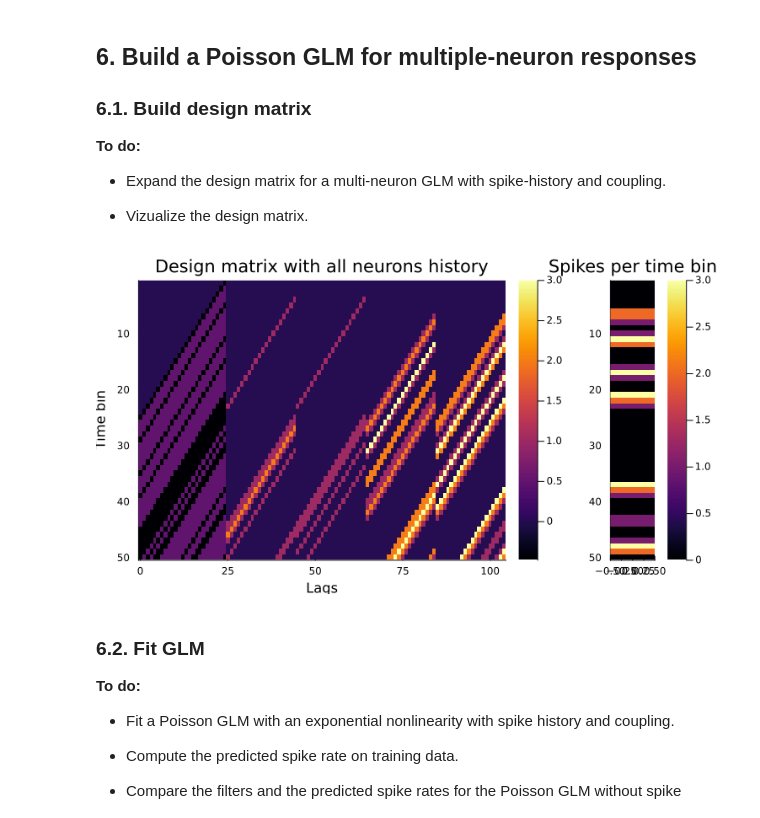
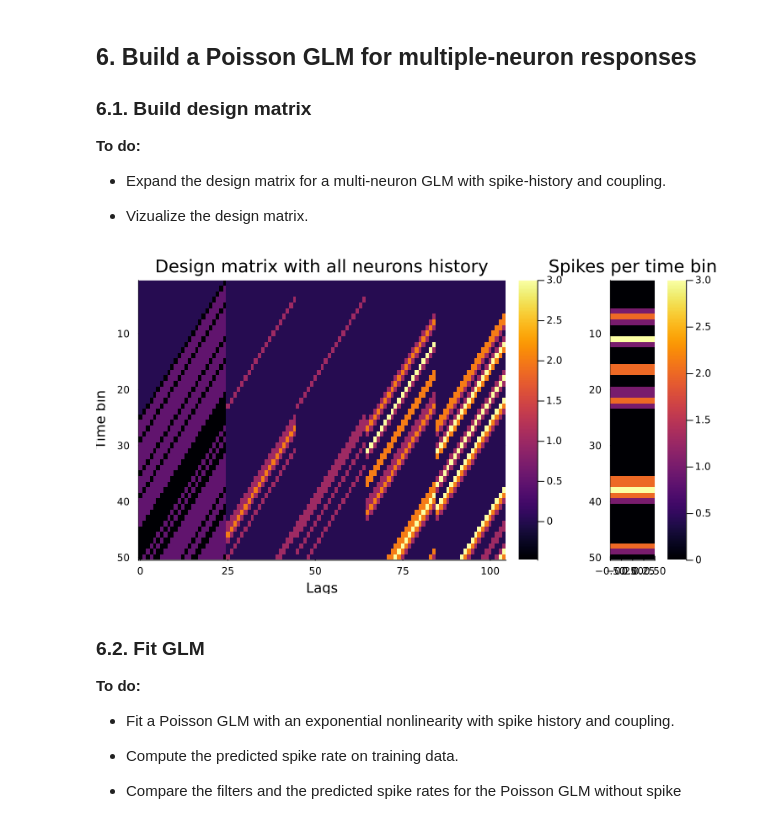
Before and after one commit to AurelienBernardP/Principles-of-neuroengineering, a Jupyter notebook: notebook2/Tutorial2-neural-encoding-modeling.ipynb, the cells around one changed output. Drawn from its saved outputs; the diff is of its cells as text; code cells hidden in the pictures.

```diff
--- a/notebook2/Tutorial2-neural-encoding-modeling.ipynb
+++ b/notebook2/Tutorial2-neural-encoding-modeling.ipynb
@@ -542,32 +524,32 @@ plot!(time_bins[1:121],predictions_glm_poisson_hist[1:121], label = "Poisson GLM
 # %%
 
 ntfilt = 25
 nthist = 20
 
 neuron1_hist = transpose(Hankel( zeros((nthist)) , vcat(0,Y1[1:size(Y1,1)-1])))
 #heat1 = heatmap(-ntfilt+1:0, 1:50, neuron1_hist[1:50,:], yflip = true, title = "design matrix" , xlabel = "n1 spike hist" , ylabel = "time bin")
 
 neuron2_hist = transpose(Hankel( zeros((nthist)) , vcat(0,Y2[1:size(Y2,1)-1])))
 #heat2 = heatmap(-ntfilt+1:0, 1:50, neuron2_hist[1:50,:], yflip = true, title = "design matrix" , xlabel = "n2 spike hist" , ylabel = "time bin")
 
 neuron3_hist = transpose(Hankel( zeros((nthist)) , vcat(0,Y3[1:size(Y3,1)-1])))
 #heat3 = heatmap(-ntfilt+1:0, 1:50, neuron3_hist[1:50,:], yflip = true, title = "design matrix" , xlabel = "n4 spike hist" , ylabel = "time bin")
 
 neuron4_hist = transpose(Hankel( zeros((nthist)) , vcat(0,Y4[1:size(Y4,1)-1])))
 #heat4 = heatmap(-ntfilt+1:0, 1:50, neuron4_hist[1:50,:], yflip = true, title = "design matrix" , xlabel = "n4 spike hist" , ylabel = "time bin")
 
 multy_hist_expanded_design = hcat(design, neuron1_hist, neuron2_hist, neuron3_hist, neuron4_hist)
 
 multy_hist_heat = heatmap(0:ntfilt+(nthist*4)-1, 1:50, multy_hist_expanded_design[1:50, :], yflip = true, title = "Design matrix with all neurons history" , xlabel = "Lags" , ylabel = "Time bin")
 
 
-heat_spikes = heatmap((0:0),1:50,hist.weights[1:50,:], yflip = true , title = "Spikes per time bin" )
+heat_spikes = heatmap((0:0),1:50,Y3[1:50,:], yflip = true , title = "Spikes per time bin" )
 
 l = @layout [a{0.8w} b]
 
 plot(multy_hist_heat, heat_spikes , layout = l, size=(750,400))
 # %% [output]
-[figure, old version]
+[figure, new version]
 # %% [markdown]
 ### 6.2. Fit GLM
 
```
Also changed, not shown: parts of 5 cells of this notebook.
